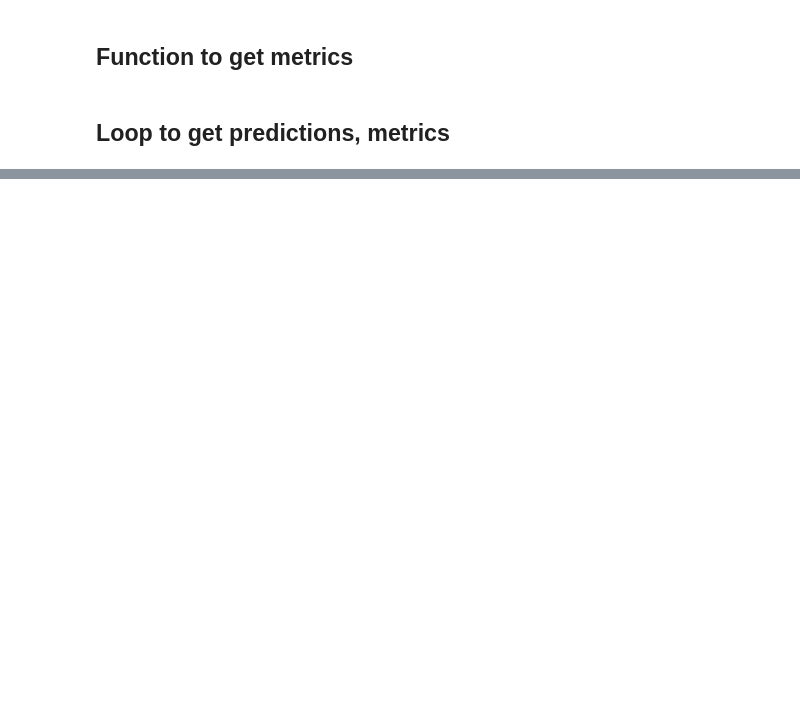
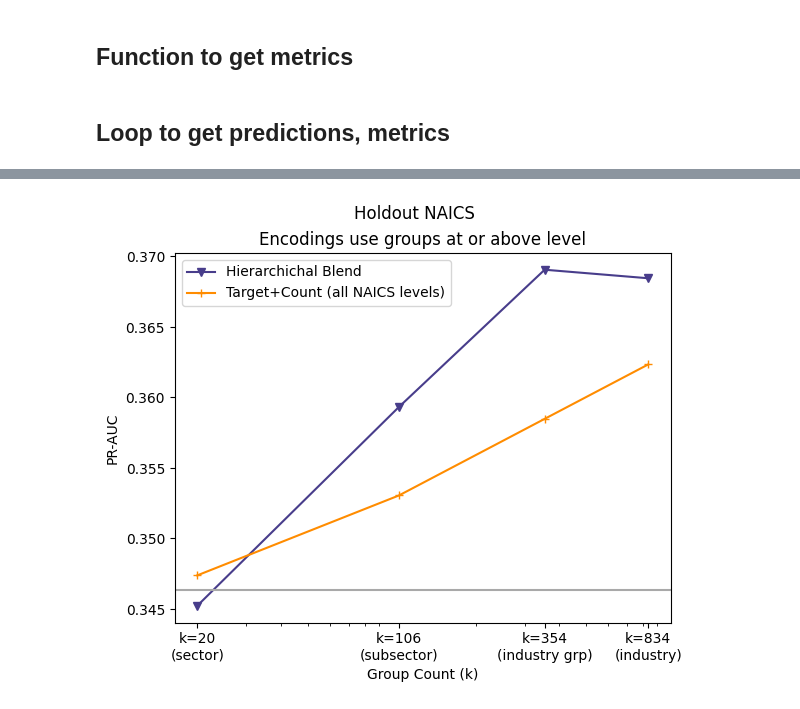
Before and after one commit to vla6/Blog_gnn_naics, a Jupyter notebook: A_target_count_encoding/A05_xgb_tc_loop_naics_start.ipynb, the cells around one changed output, grey strips where cells are left out. Cells and saved outputs as stored; diff of their text form; code cells hidden in the pictures; blank space fills up the shorter version.

```diff
--- a/A_target_count_encoding/A05_xgb_tc_loop_naics_start.ipynb
+++ b/A_target_count_encoding/A05_xgb_tc_loop_naics_start.ipynb
@@ -146,0 +212,19 @@ metrics_df.to_csv(Path(setup.temp_path).joinpath('A05_REPORT_metrics.csv'), inde
+# %%
+fig, ax = plt.subplots()
+metrics_base_sum[metrics_base_sum['dset_naics_holdout'] == 1] \
+    .plot(x='k', y='average_precision_score', logx=True, ax=ax,
+          label='Hierarchichal Blend',color='darkslateblue', style='v-')
+metrics_sum[metrics_sum['dset_naics_holdout'] == 1] \
+    .plot(x='k', y='average_precision_score', logx=True, ax=ax,
+          label='Target+Count (all NAICS levels)',color='darkorange', style='+-')
+ax.set_ylabel('PR-AUC')
+ax.set_xlabel('Group Count (k)')
+fig.suptitle('Holdout NAICS')
+ax.set_title('Encodings use groups at or above level')
+plt.axhline(y=hline_ho, color='darkgray')
+ax.set_xticks(label_k)
+ax.set_xticklabels(labels)
+fig.savefig(Path(setup.temp_path).joinpath('A05_PLOT_compare_base_ho.png'),
+            bbox_inches='tight')
+# %% [output]
+[figure, added]
```
Also changed, not shown: parts of 13 cells of this notebook, 21 other files.
